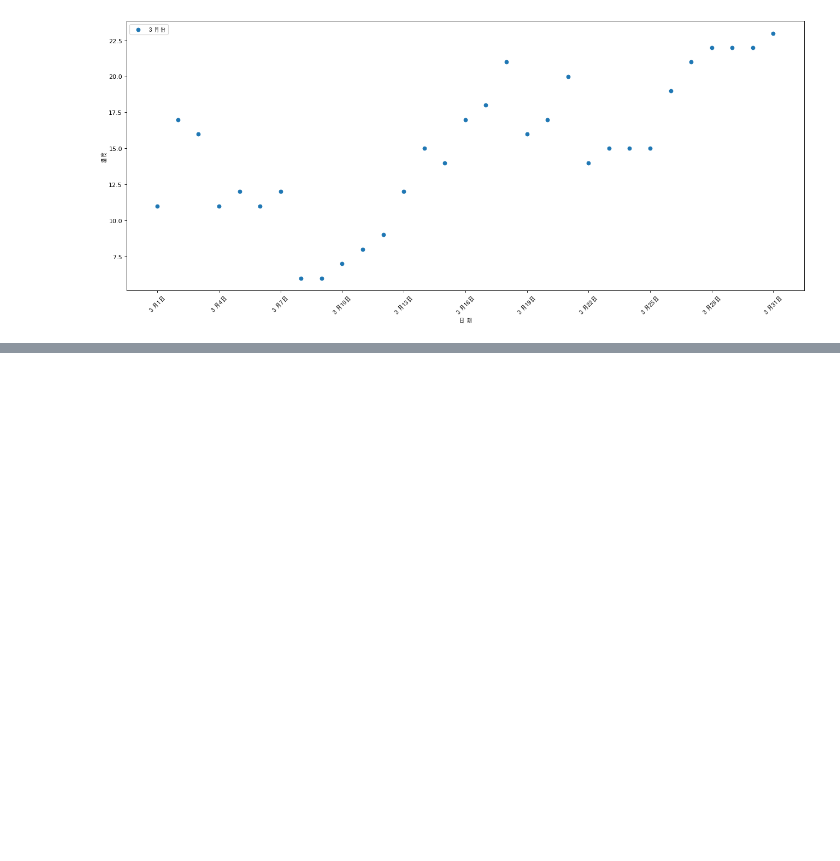
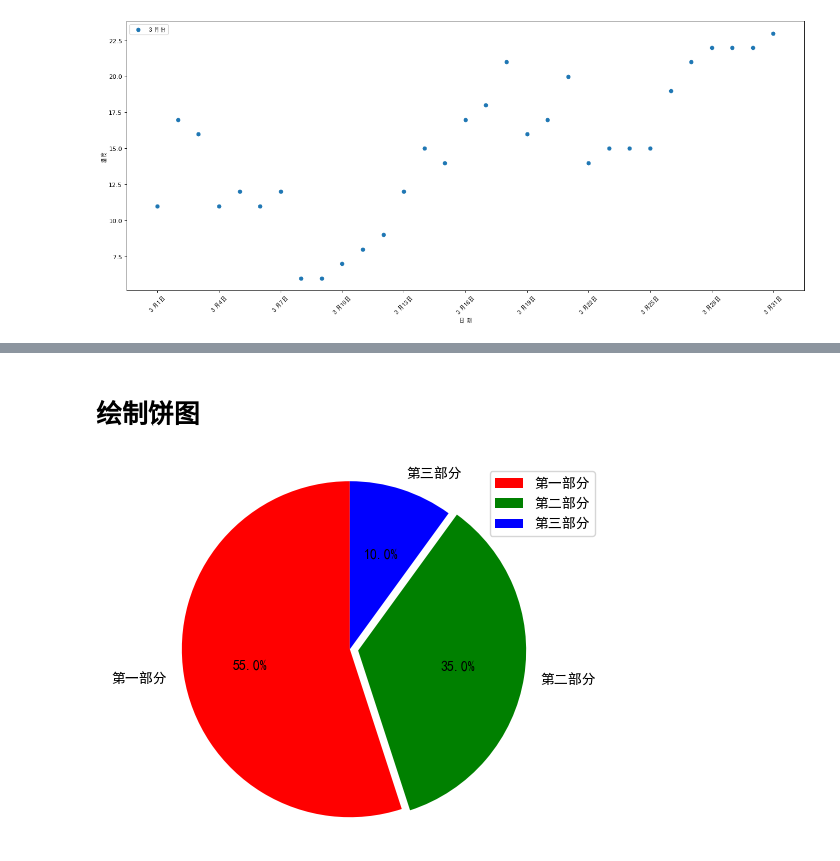
Before and after one commit to logcoke/Data_Analysis, a Jupyter notebook: Jupyter_NoteBook/matplotlib.ipynb, the cells around one changed output, grey strips where cells are left out. Cells and saved outputs as stored; diff of their text form; code cells hidden in the pictures; blank space fills up the shorter version.

```diff
--- a/Jupyter_NoteBook/matplotlib.ipynb
+++ b/Jupyter_NoteBook/matplotlib.ipynb
@@ -252,0 +325,35 @@ plt.show()
+# %% [markdown]
+# 绘制饼图
+# %%
+import matplotlib.pyplot as plt
+import matplotlib
+label_list = ["第一部分", "第二部分", "第三部分"]
+# 各部分标签
+size = [55, 35, 10]
+# 各部分大小
+color = ["red", "green", "blue"]
+# 各部分颜色
+explode = [0, 0.05, 0]
+# 各部分突出值
+"""
+绘 制 饼 图
+explode： 设 置 各 部 分 突 出
+label: 设 置 各 部 分 标 签
+labeldistance:设置标签文本距圆心位置，1.1 表示 1.1 倍半径
+autopct： 设 置 圆 里 面 文 本
+shadow：设置是否有阴影
+startangle：起始角度，默认从 0 开始逆时针转
+pctdistance：设置圆内文本距圆心距离返回值
+l_text：圆内部文本，
+matplotlib.text.Text object
+p_text：圆外部文本"""
+matplotlib.rcParams['font.sans-serif']=['SimHei']
+patches, l_text, p_text = plt.pie(size,explode=explode, colors=color, labels=label_list,
+labeldistance=1.1, autopct="%1.1f%%", shadow=False,
+startangle=90, pctdistance=0.6)
+plt.axis("equal")
+# 设置横轴和纵轴大小相等，这样饼才是圆的
+plt.legend()
+plt.show()
+# %% [output]
+[figure, added]
```
Also changed, not shown: parts of 7 cells of this notebook.
